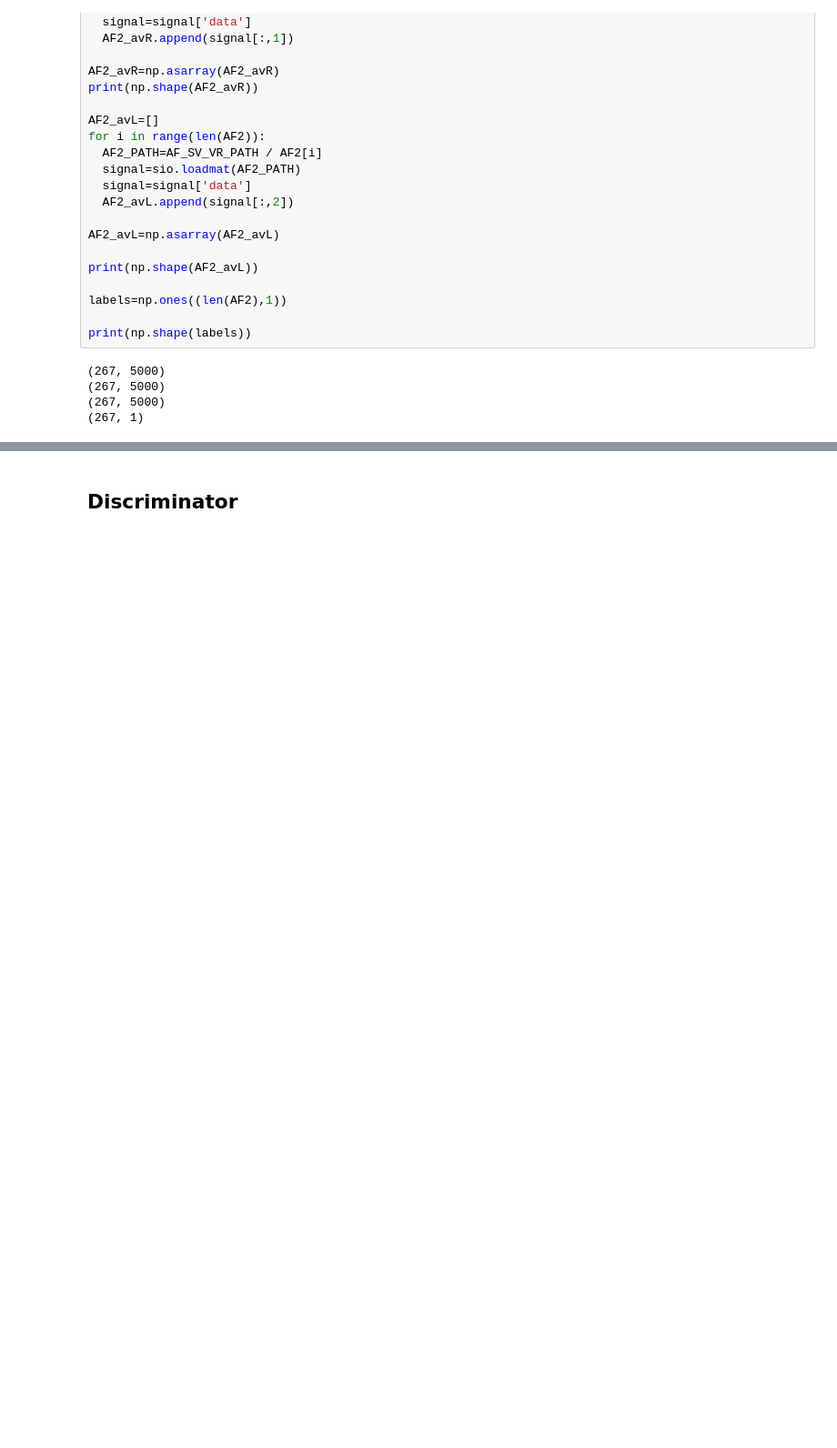
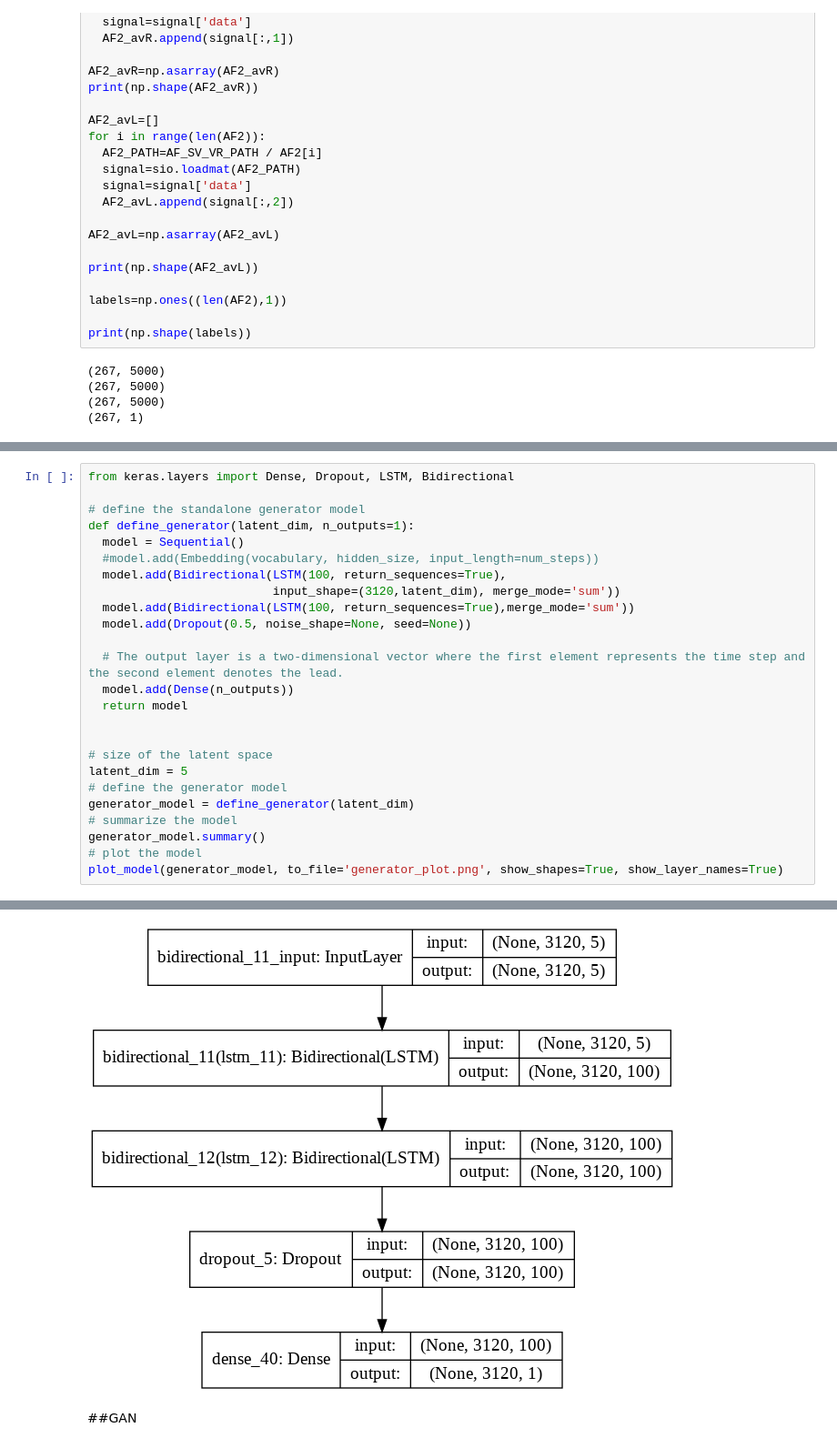
Before and after one commit to Shegy12/GAN-for-generating-artificial-ECG-data, a Jupyter notebook: GANy.ipynb, the cells around one changed output, grey strips where cells are left out. Shown: that part at 91% size. Saved outputs shown, nothing was run; the diff lists cells and outputs as text; blank space fills up the shorter version.

```diff
--- a/GANy.ipynb
+++ b/GANy.ipynb
@@ -490,0 +594,26 @@ print(np.shape(labels))
+# %%
+from keras.layers import Dense, Dropout, LSTM, Bidirectional
+
+# define the standalone generator model
+def define_generator(latent_dim, n_outputs=1):
+  model = Sequential()
+  #model.add(Embedding(vocabulary, hidden_size, input_length=num_steps))
+  model.add(Bidirectional(LSTM(100, return_sequences=True),
+                          input_shape=(3120,latent_dim), merge_mode='sum'))
+  model.add(Bidirectional(LSTM(100, return_sequences=True),merge_mode='sum'))
+  model.add(Dropout(0.5, noise_shape=None, seed=None))
+
+  # The output layer is a two-dimensional vector where the first element represents the time step and the second element denotes the lead.
+  model.add(Dense(n_outputs))
+  return model
+
+
+# size of the latent space
+latent_dim = 5
+# define the generator model
+generator_model = define_generator(latent_dim)
+# summarize the model
+generator_model.summary()
+# plot the model
+plot_model(generator_model, to_file='generator_plot.png', show_shapes=True, show_layer_names=True)
+# %% [output]
@@ -491,2 +636,3 @@ print(np.shape(labels))
+[figure, added]
 # %% [markdown]
-## Discriminator
+##GAN
```
Also changed, not shown: parts of 18 cells of this notebook.
